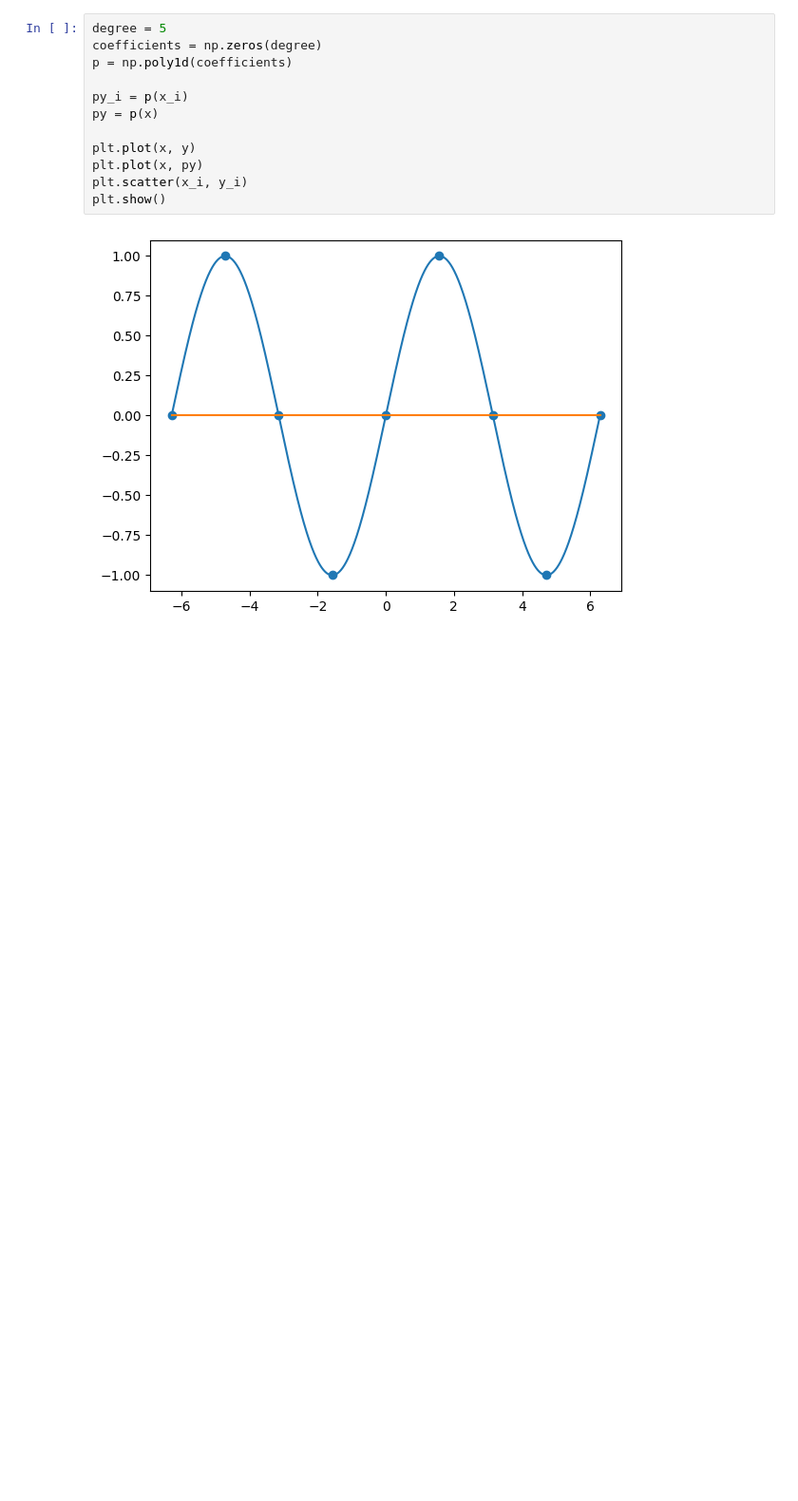
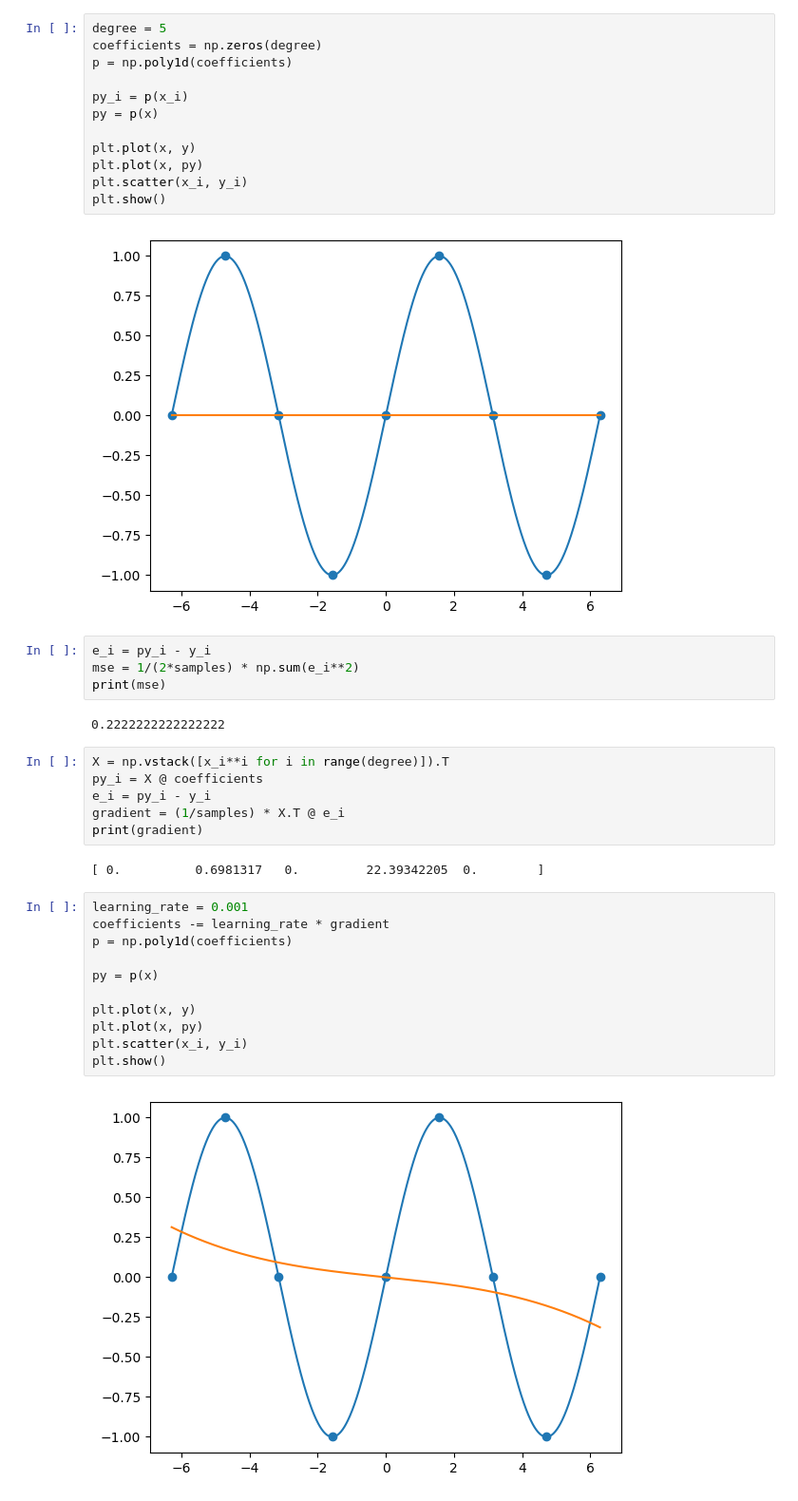
Before and after one commit to will-lynas/MATH0114-ML-AI, a Jupyter notebook: notebook.ipynb, the cells around one changed output. Shown at 95% size. Drawn from its saved outputs; the diff is of its cells as text; blank space fills up the shorter version.

Commit message:
Do gradient descent

```diff
--- a/notebook.ipynb
+++ b/notebook.ipynb
@@ -29,3 +29,30 @@ plt.scatter(x_i, y_i)
 plt.show()
 # %% [output]
 [figure]
+# %%
+e_i = py_i - y_i
+mse = 1/(2*samples) * np.sum(e_i**2)
+print(mse)
+# %% [output]
+0.2222222222222222
+# %%
+X = np.vstack([x_i**i for i in range(degree)]).T
+py_i = X @ coefficients
+e_i = py_i - y_i
+gradient = (1/samples) * X.T @ e_i
+print(gradient)
+# %% [output]
+[ 0.          0.6981317   0.         22.39342205  0.        ]
+# %%
+learning_rate = 0.001
+coefficients -= learning_rate * gradient
+p = np.poly1d(coefficients)
+
+py = p(x)
+
+plt.plot(x, y)
+plt.plot(x, py)
+plt.scatter(x_i, y_i)
+plt.show()
+# %% [output]
+[figure, added]
```
